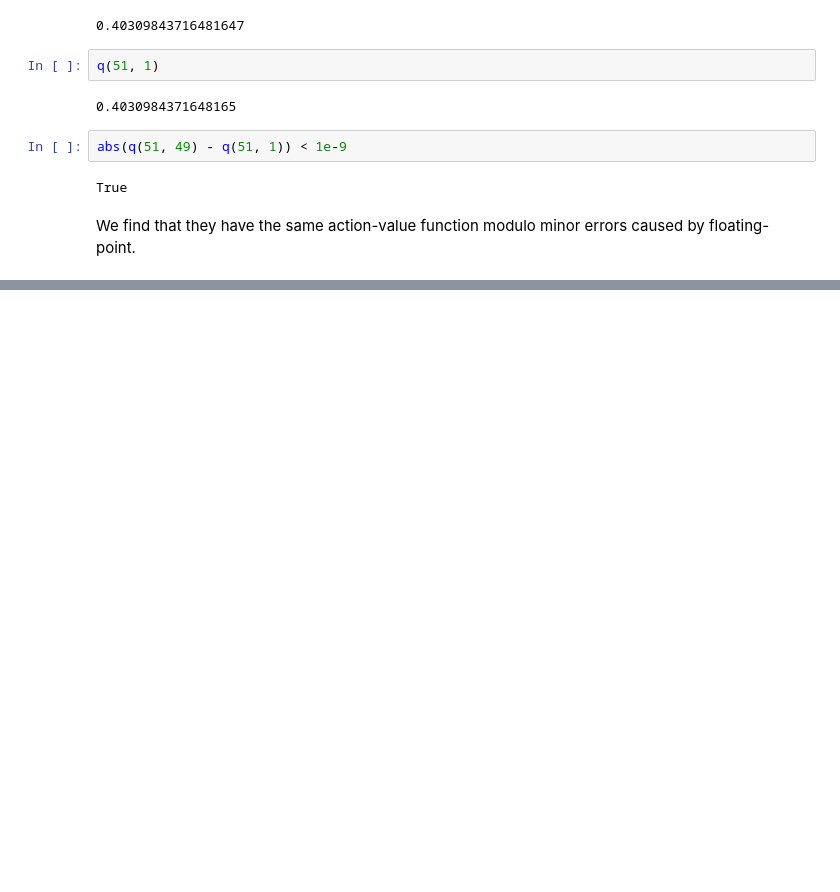
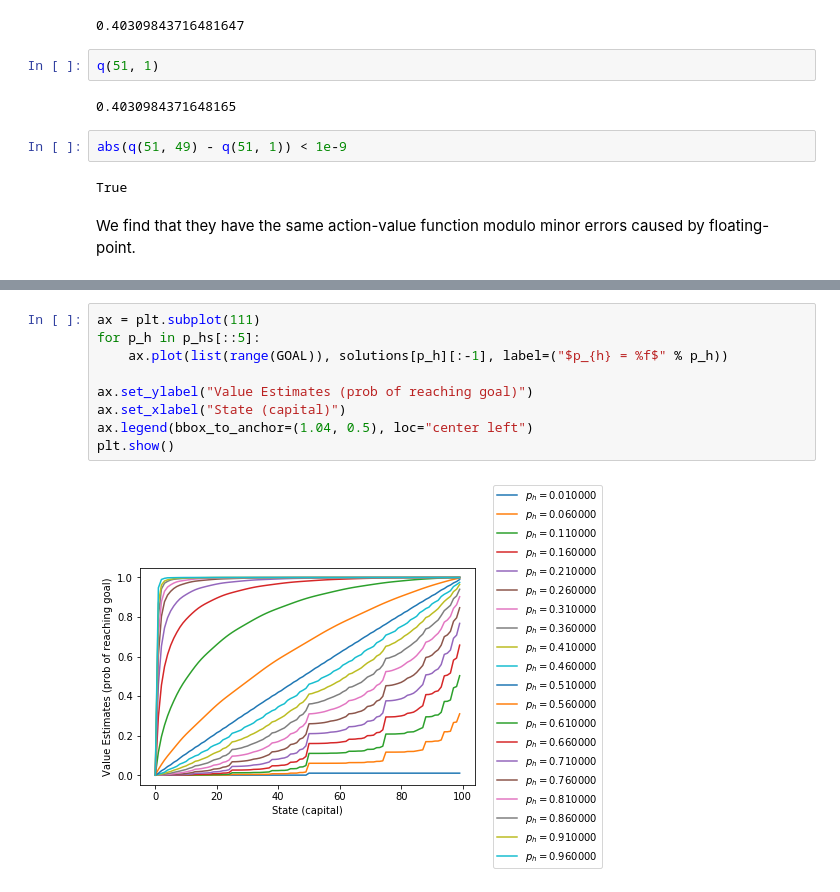
Before and after one commit to samgd/rl, a Jupyter notebook: rl_book_notes/part_1/3_dynamic_programming.ipynb, the cells around one changed output, grey strips where cells are left out. Cells and saved outputs as stored; diff of their text form; blank space fills up the shorter version.

```diff
--- a/rl_book_notes/part_1/3_dynamic_programming.ipynb
+++ b/rl_book_notes/part_1/3_dynamic_programming.ipynb
@@ -1589,0 +1656,11 @@ We find that they have the same action-value function modulo minor errors caused
+# %%
+ax = plt.subplot(111)
+for p_h in p_hs[::5]:
+    ax.plot(list(range(GOAL)), solutions[p_h][:-1], label=("$p_{h} = %f$" % p_h))
+
+ax.set_ylabel("Value Estimates (prob of reaching goal)")
+ax.set_xlabel("State (capital)")
+ax.legend(bbox_to_anchor=(1.04, 0.5), loc="center left")
+plt.show()
+# %% [output]
+[figure, added]
```
Also changed, not shown: parts of 15 cells of this notebook.
